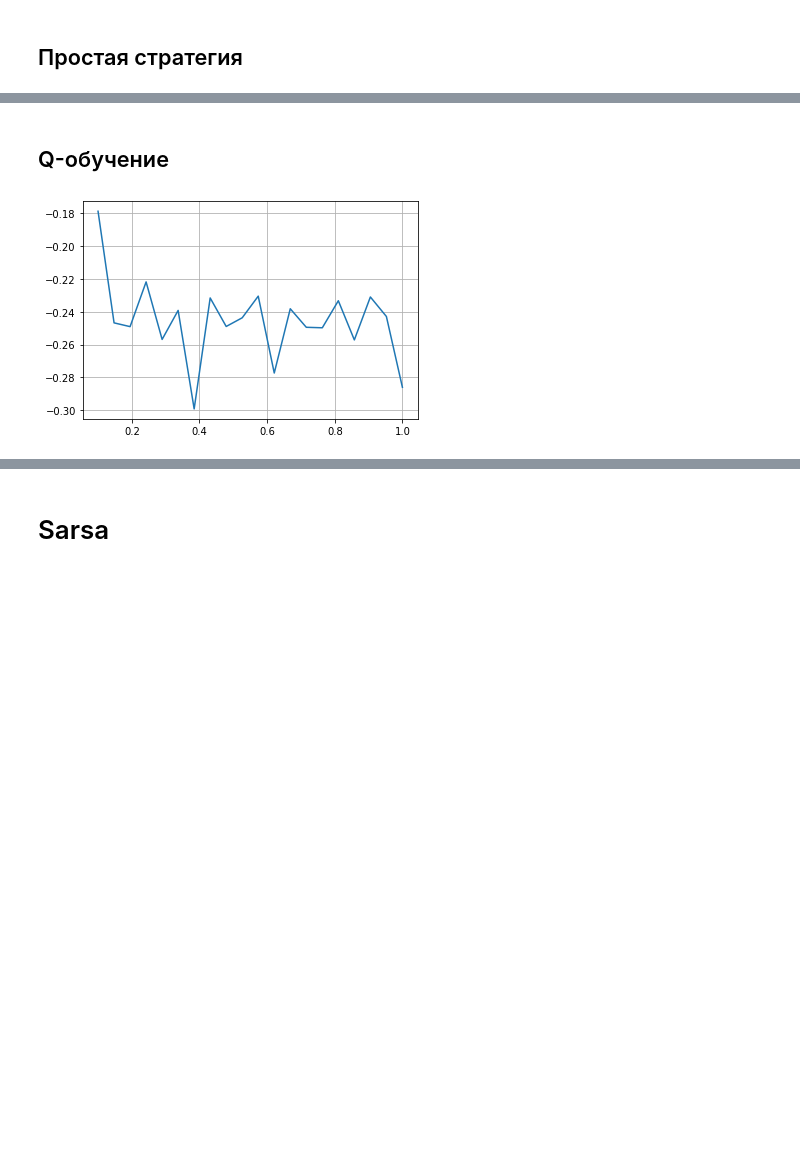
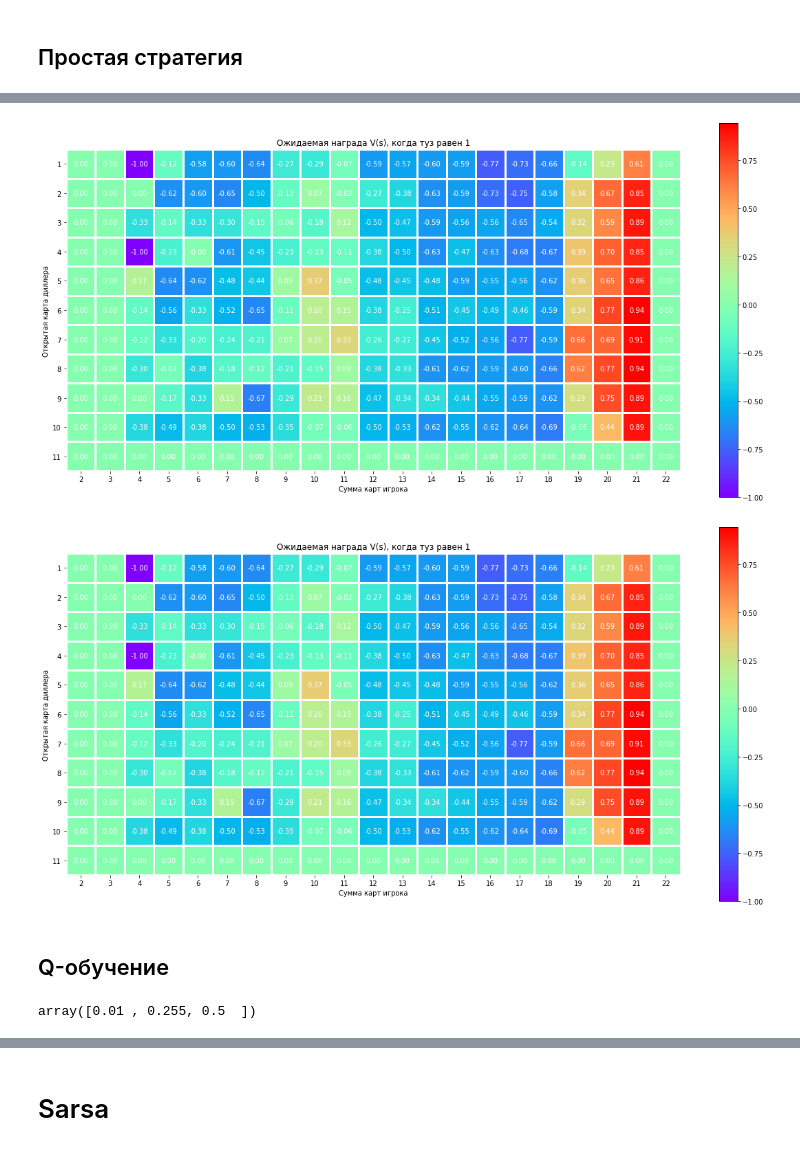
Before and after one commit to KernelA/made-rl-1, a Jupyter notebook: solution.ipynb, the cells around one changed output, grey strips where cells are left out. Cells and saved outputs as stored; diff of their text form; code cells hidden in the pictures; blank space fills up the shorter version.

```diff
--- a/solution.ipynb
+++ b/solution.ipynb
@@ -63,3 +65,8 @@ plot_stat(not_usable_ace_stat)
+# %%
+plot_v_function(not_usable_ace_stat, "Ожидаемая награда V(s), когда туз равен 1")
+# %% [output]
+[figure, added]
+[figure, added]
 # %% [markdown]
 ## Q-обучение
 # %%
@@ -79,5 +79,0 @@ values = np.array(generate_params_params(QLearningSimulation, gama, num_runs))
-# %%
-plt.plot(values[:, 0], values[:, 1])
-plt.grid(True)
-# %% [output]
-[figure, removed]
@@ -83,0 +135,4 @@ plt.grid(True)
+# %%
+alpha_values
+# %% [output]
+array([0.01 , 0.255, 0.5  ])
```
Also changed, not shown: parts of 15 cells of this notebook, 2 other files.
